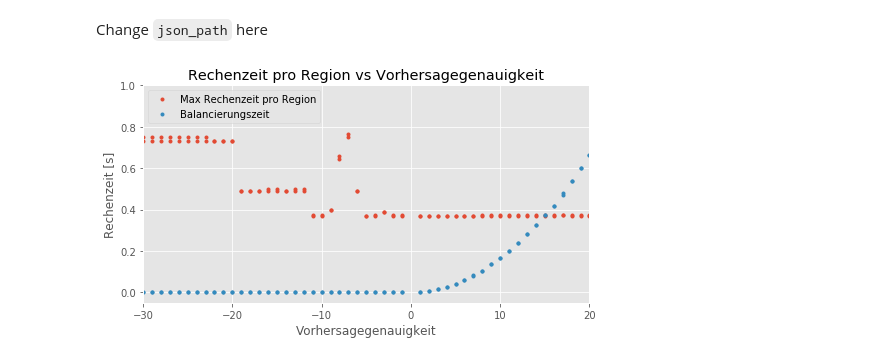
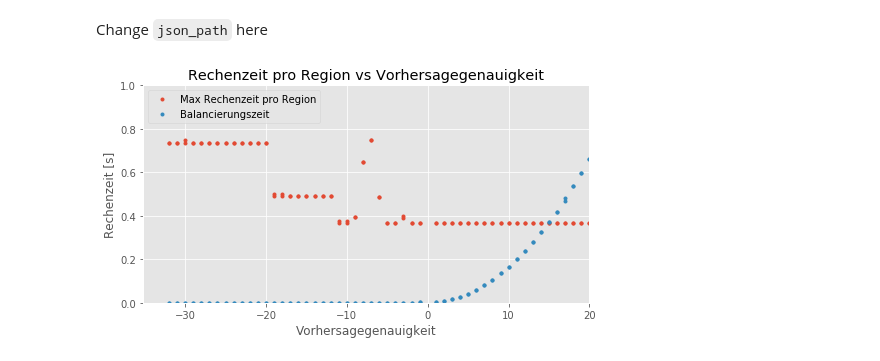
Before and after one commit to eragp/mandelbrot, a Jupyter notebook: eval/balancers/prediction_accuracy.ipynb, the cells around one changed output. Cells and saved outputs as stored; diff of their text form; code cells hidden in the pictures.

```diff
--- a/eval/balancers/prediction_accuracy.ipynb
+++ b/eval/balancers/prediction_accuracy.ipynb
@@ -23,8 +23,8 @@ for d in data["datapoints"]:
     s = d["setting"]
     comp = list(map(lambda x: (x["computationTime"]),
                     sorted(d["data"]["workers"], key=lambda x: x["rank"])))
-    comp = max(comp)
-    timings.append((comp, d['data']["balancer"]['time'], s['predictionAccuracy']))
+    if d["poi"]['zoom'] == 25:
+        timings.append((np.max(comp), d['data']["balancer"]['time'], s['predictionAccuracy']))
 
 #print(len(timings), timings)
 # %%
@@ -33,33 +33,33 @@ cpT, balT, predA = zip(*timings)
 plt.style.use('ggplot')
 
 x = np.asarray(predA)
 #  time in s
 cp = np.asarray(cpT) / 1e6
 bal = np.asarray(balT) / 1e6
 
 
 fig, host = plt.subplots(figsize=(8,4))
 #par1 = host.twinx()
 
 host.plot(x, cp, label="Max Rechenzeit pro Region", lw=0, marker=".")
 host.plot(x, bal, label="Balancierungszeit", lw=0, marker=".")
 
 host.set(xlabel='Vorhersagegenauigkeit', ylabel='Rechenzeit [s]',
     title='Rechenzeit pro Region vs Vorhersagegenauigkeit'
 )
-#host.axis([None, None, 0, 15])
+host.axis([None, 20, 0, 1])
 
 #host.set(ylabel='Balancierungszeit [s]')
-host.axis([-30, 20,-0.05, 1])
+#host.axis([-10, -5,-0.05, .8])
 #par1.grid(False)
 
 
 host.legend()
 #par1.legend()
 host.grid(True)
 #plt.xticks(x)
 
 save_fig(fig, "prediction_accuracy")
 plt.show()
 # %% [output]
-[figure, old version]
+[figure, new version]
```
Also changed, not shown: 21 other files.
